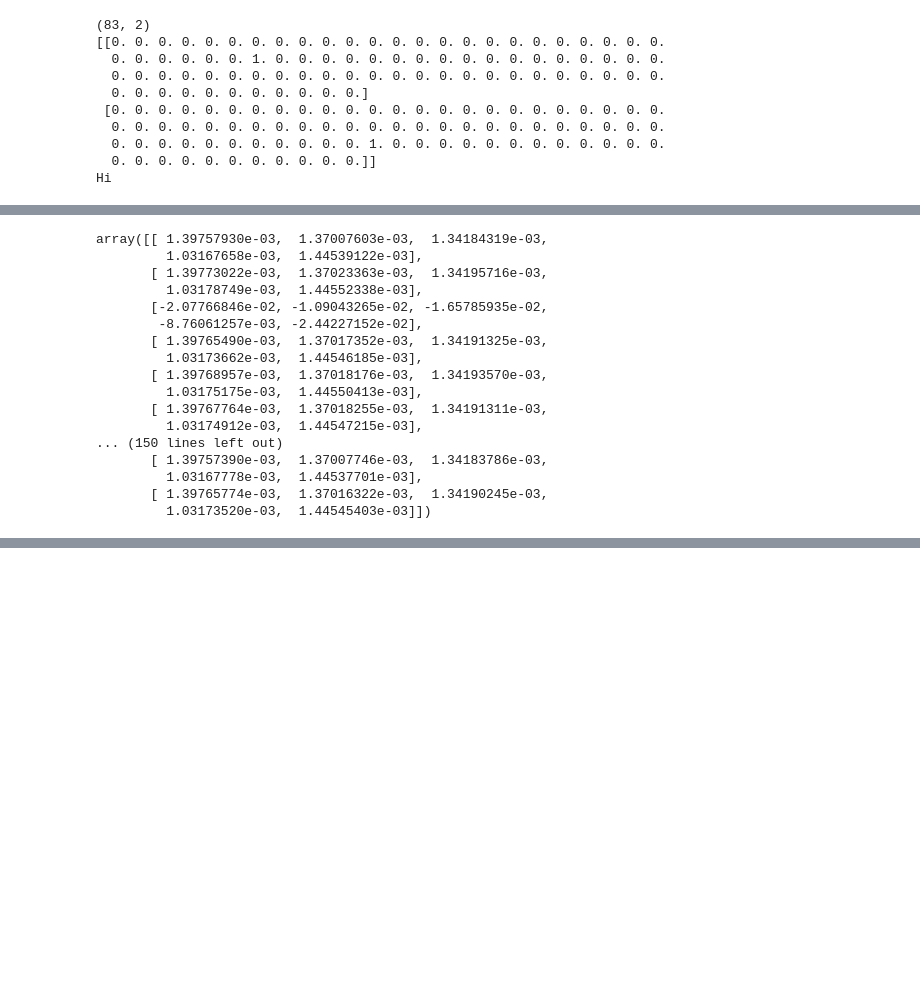
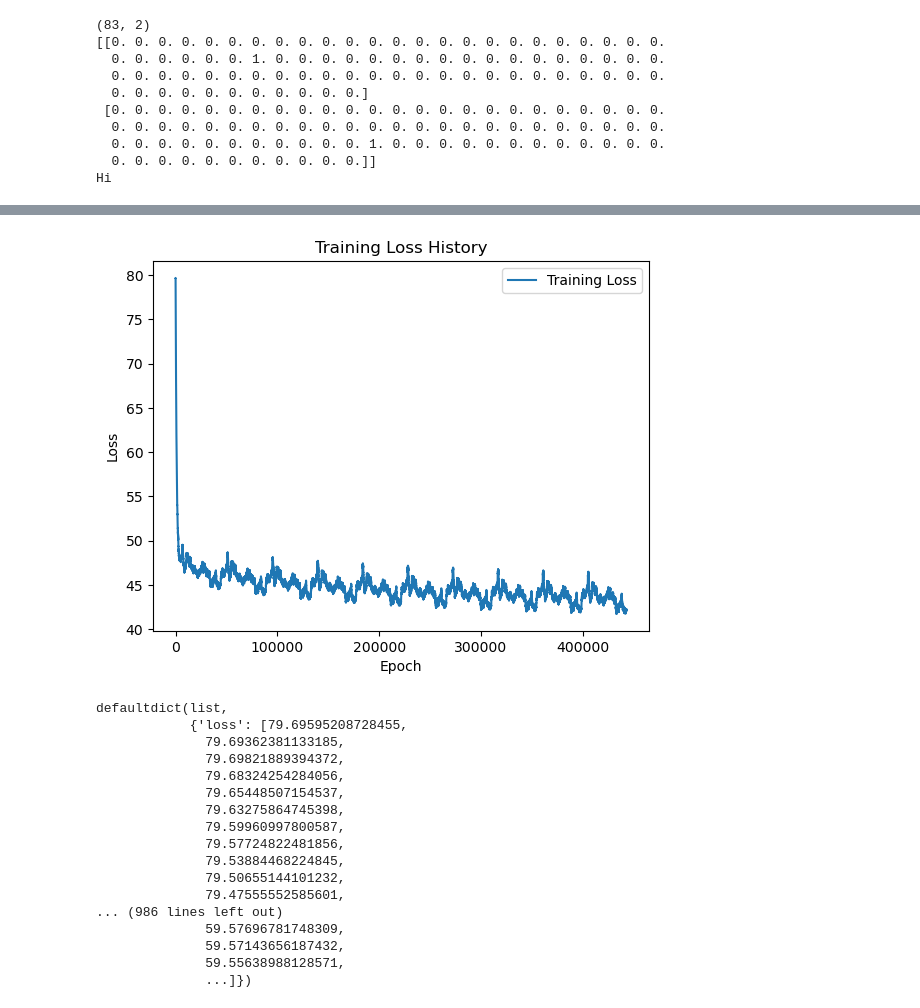
Before and after one commit to KevinArmbruster/DeepLearning, a Jupyter notebook: A4/Assignment4RNN.ipynb, the cells around one changed output, grey strips where cells are left out. Cells and saved outputs as stored; diff of their text form; code cells hidden in the pictures; blank space fills up the shorter version.

```diff
--- a/A4/Assignment4RNN.ipynb
+++ b/A4/Assignment4RNN.ipynb
@@ -345,20 +373,0 @@ Loss = 105.40734768420859
-# %%
-num_grads.__dict__["V"]
-# %% [output]
-array([[ 1.39757930e-03,  1.37007603e-03,  1.34184319e-03,
-         1.03167658e-03,  1.44539122e-03],
-       [ 1.39773022e-03,  1.37023363e-03,  1.34195716e-03,
-         1.03178749e-03,  1.44552338e-03],
-       [-2.07766846e-02, -1.09043265e-02, -1.65785935e-02,
-        -8.76061257e-03, -2.44227152e-02],
-       [ 1.39765490e-03,  1.37017352e-03,  1.34191325e-03,
-         1.03173662e-03,  1.44546185e-03],
-       [ 1.39768957e-03,  1.37018176e-03,  1.34193570e-03,
-         1.03175175e-03,  1.44550413e-03],
-       [ 1.39767764e-03,  1.37018255e-03,  1.34191311e-03,
-         1.03174912e-03,  1.44547215e-03],
-... (150 lines left out)
-       [ 1.39757390e-03,  1.37007746e-03,  1.34183786e-03,
-         1.03167778e-03,  1.44537701e-03],
-       [ 1.39765774e-03,  1.37016322e-03,  1.34190245e-03,
-         1.03173520e-03,  1.44545403e-03]])
@@ -386,0 +374,4 @@ def CreateData(bookContent, seqLength):
+# %%
+
+rnn.Fit(bookContent, epochs=10)
+# %% [output]
@@ -387,2 +395,20 @@ def CreateData(bookContent, seqLength):
+[figure, added]
+defaultdict(list,
+            {'loss': [79.69595208728455,
+              79.69362381133185,
+              79.69821889394372,
+              79.68324254284056,
+              79.65448507154537,
+              79.63275864745398,
+              79.59960997800587,
+              79.57724822481856,
+              79.53884468224845,
+              79.50655144101232,
+              79.47555552585601,
+... (986 lines left out)
+              59.57696781748309,
+              59.57143656187432,
+              59.55638988128571,
+              ...]})
 # %%
 print("hi")
```
Also changed, not shown: parts of 7 cells of this notebook, 1 other file.
